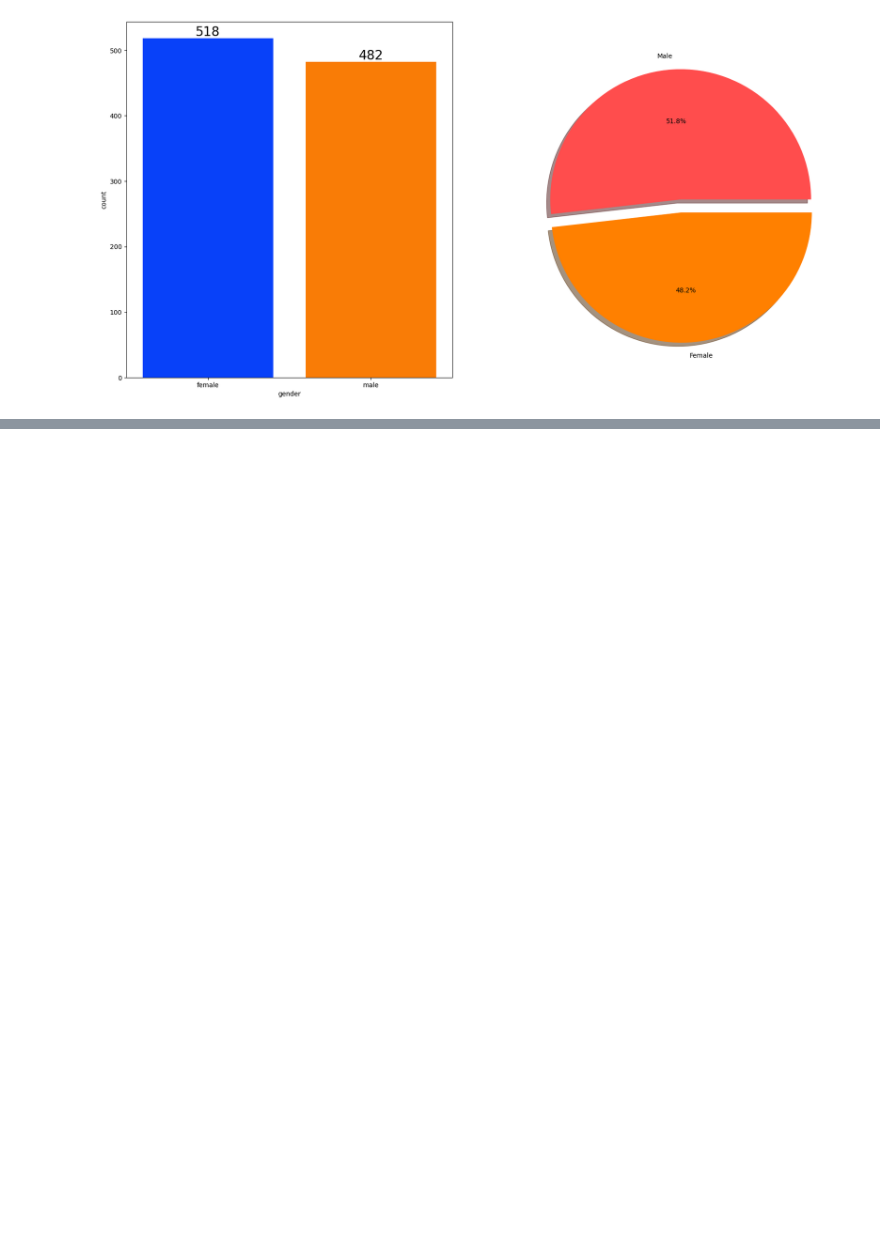
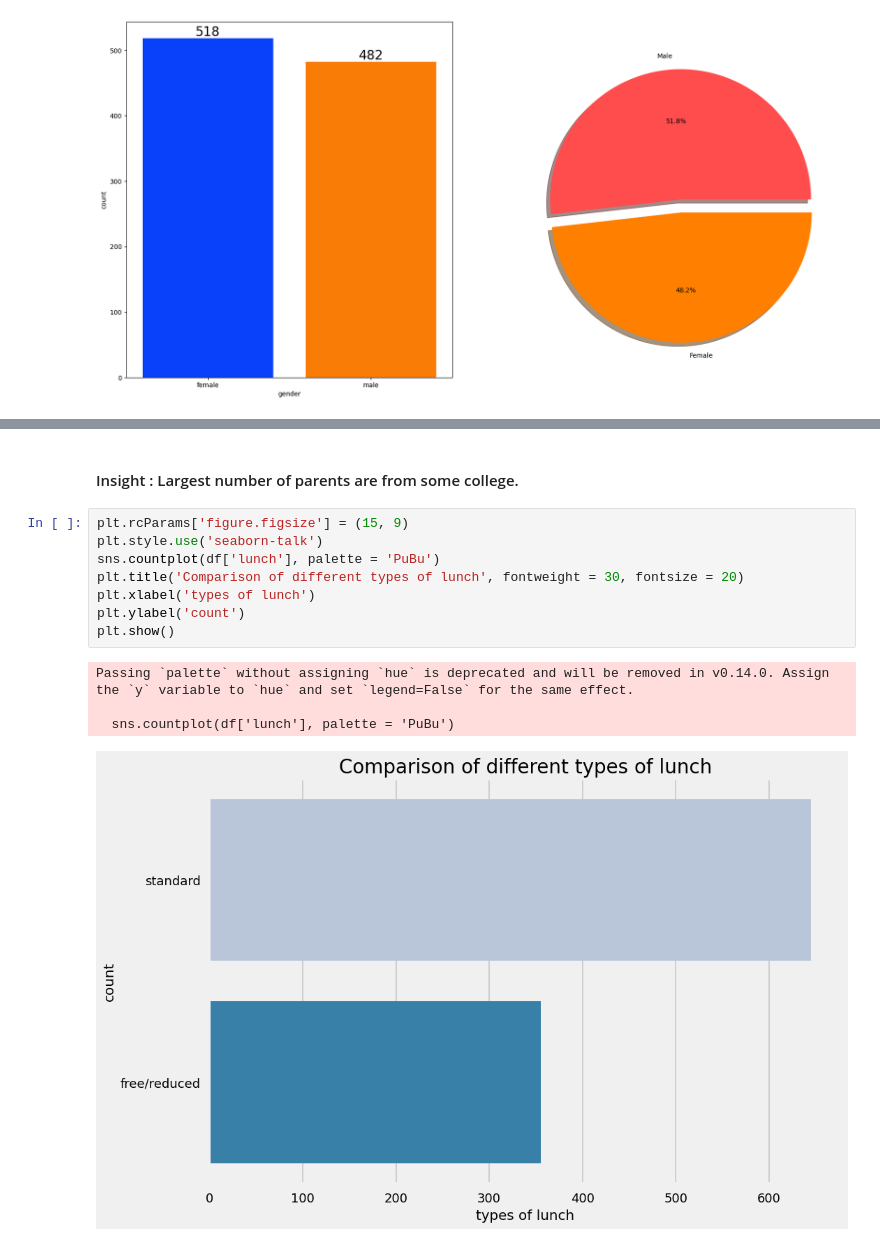
Before and after one commit to yasheeloyalka/mlproject, a Jupyter notebook: src/notebook/data/EDA.ipynb, the cells around one changed output, grey strips where cells are left out. Drawn from its saved outputs; the diff is of its cells as text; blank space fills up the shorter version.

```diff
--- a/src/notebook/data/EDA.ipynb
+++ b/src/notebook/data/EDA.ipynb
@@ -362,0 +395,15 @@ Passing `palette` without assigning `hue` is deprecated and will be removed in v
+# %% [markdown]
+#### Insight : Largest number of parents are from some college.
+# %%
+plt.rcParams['figure.figsize'] = (15, 9)
+plt.style.use('seaborn-talk')
+sns.countplot(df['lunch'], palette = 'PuBu')
+plt.title('Comparison of different types of lunch', fontweight = 30, fontsize = 20)
+plt.xlabel('types of lunch')
+plt.ylabel('count')
+plt.show()
+# %% [output]
+Passing `palette` without assigning `hue` is deprecated and will be removed in v0.14.0. Assign the `y` variable to `hue` and set `legend=False` for the same effect.
+
+  sns.countplot(df['lunch'], palette = 'PuBu')
+[figure, added]
```
Also changed, not shown: parts of 27 cells of this notebook, 2 other files.
